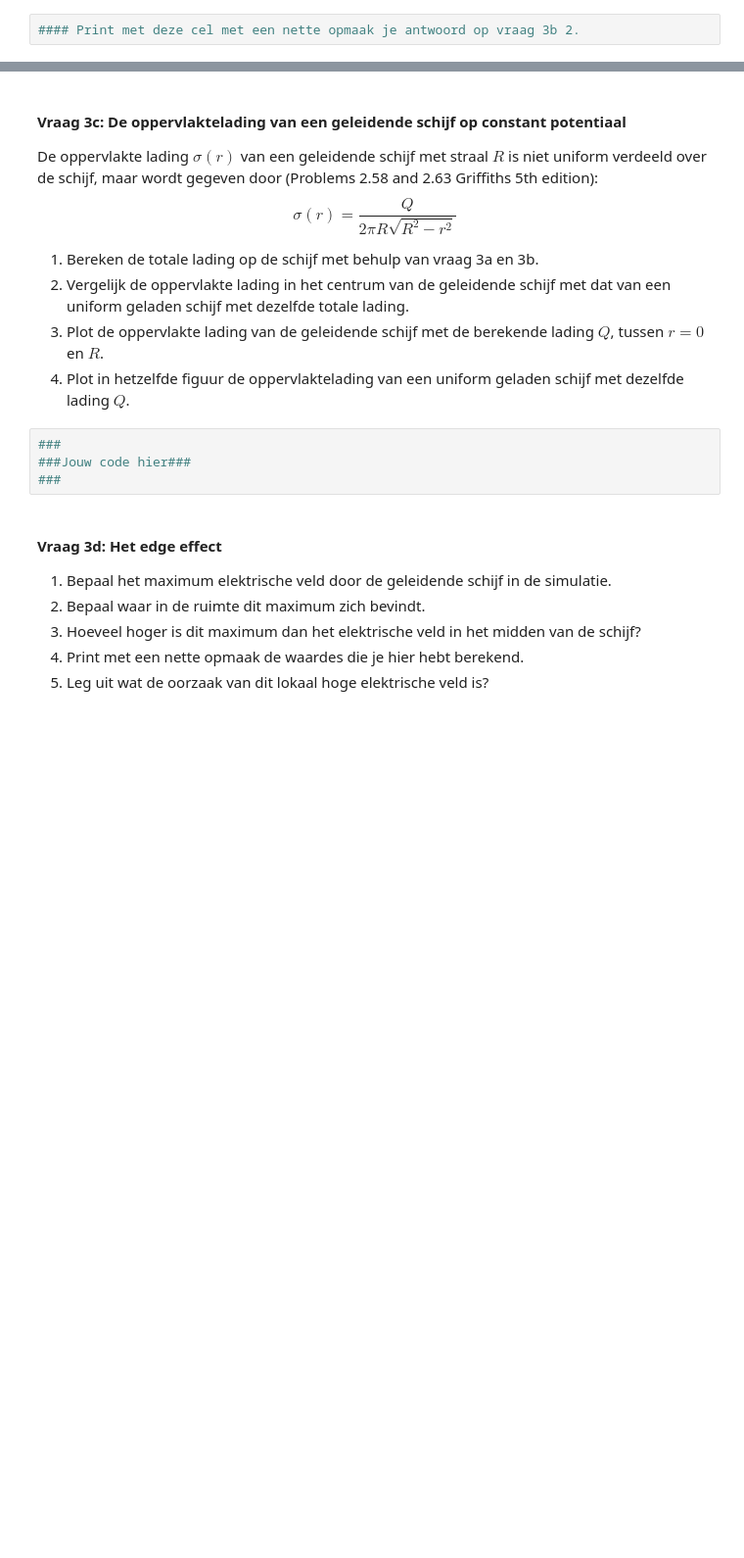
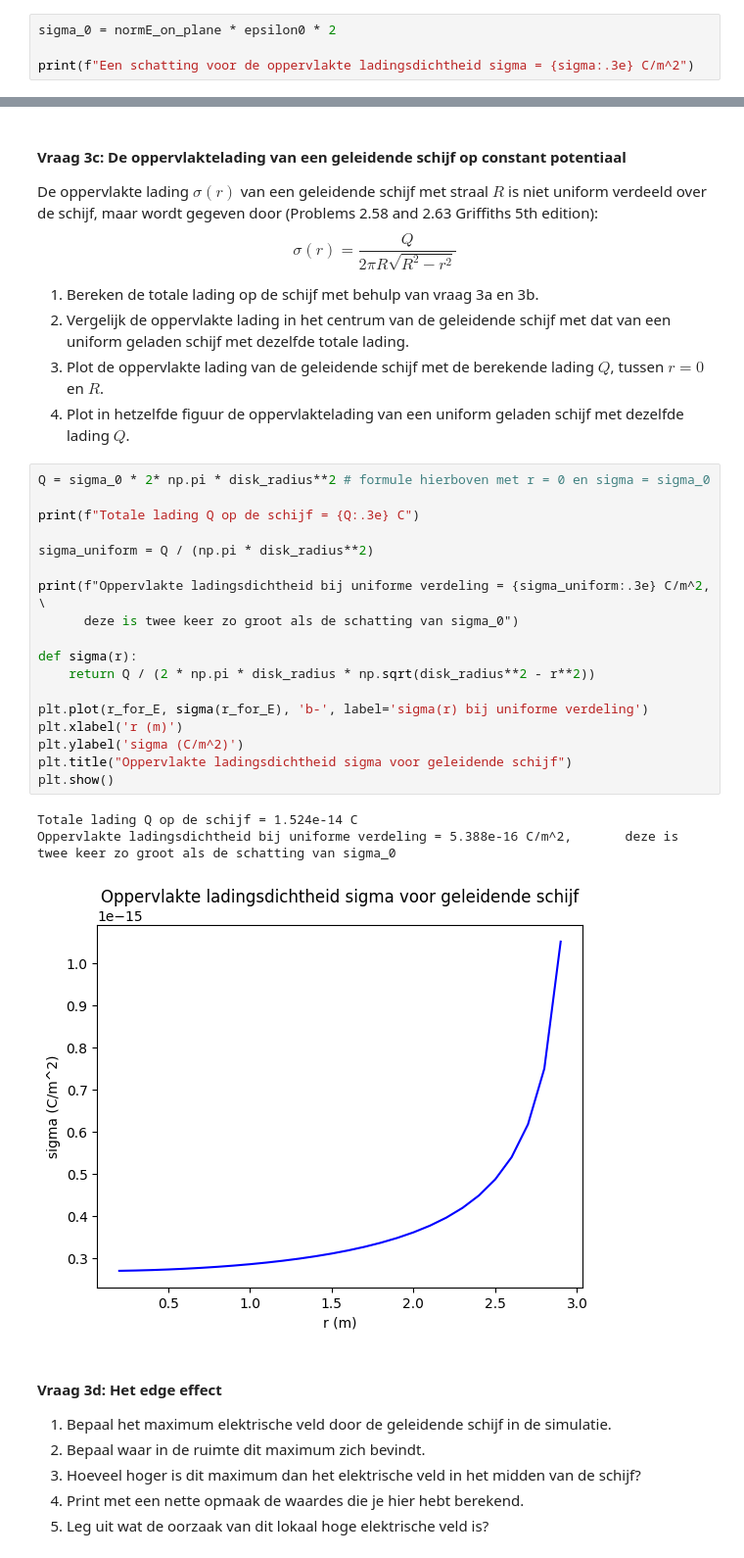
Before and after one commit to meinedb/Meine-opdrachten-DEF-D, a Jupyter notebook: DigitaleOntwerpopdrachten/1CondensatorOpdracht/CondensatorOntwerpopdracht.ipynb, the cells around one changed output, grey strips where cells are left out. Shown at 98% size. Drawn from its saved outputs; the diff is of its cells as text; blank space fills up the shorter version.

```diff
--- a/DigitaleOntwerpopdrachten/1CondensatorOpdracht/CondensatorOntwerpopdracht.ipynb
+++ b/DigitaleOntwerpopdrachten/1CondensatorOpdracht/CondensatorOntwerpopdracht.ipynb
@@ -423,2 +443,4 @@ plot_results_disk(Ez, Er, normE, V, r, z, grid_step, disk_radius, z_pos_disk1, z
 # %%
-#### Print met deze cel met een nette opmaak je antwoord op vraag 3b 2.
+sigma_0 = normE_on_plane * epsilon0 * 2
+
+print(f"Een schatting voor de oppervlakte ladingsdichtheid sigma = {sigma:.3e} C/m^2")
@@ -433,9 +457,27 @@ $$\sigma(r) = \frac{Q}{2 \pi R \sqrt{R^2 - r^2}}$$
 3. Plot de oppervlakte lading van de geleidende schijf met de berekende lading $Q$, tussen $r = 0$ en $R$.
 4. Plot in hetzelfde figuur de oppervlaktelading van een uniform geladen schijf met dezelfde lading $Q$.
 # %%
-###
-###Jouw code hier###
-###
+Q = sigma_0 * 2* np.pi * disk_radius**2 # formule hierboven met r = 0 en sigma = sigma_0
+
+print(f"Totale lading Q op de schijf = {Q:.3e} C")
+
+sigma_uniform = Q / (np.pi * disk_radius**2)
+
+print(f"Oppervlakte ladingsdichtheid bij uniforme verdeling = {sigma_uniform:.3e} C/m^2, \
+      deze is twee keer zo groot als de schatting van sigma_0")
+
+def sigma(r):
+    return Q / (2 * np.pi * disk_radius * np.sqrt(disk_radius**2 - r**2))
+
+plt.plot(r_for_E, sigma(r_for_E), 'b-', label='sigma(r) bij uniforme verdeling')
+plt.xlabel('r (m)')
+plt.ylabel('sigma (C/m^2)')
+plt.title("Oppervlakte ladingsdichtheid sigma voor geleidende schijf")
+plt.show()
+# %% [output]
+Totale lading Q op de schijf = 1.524e-14 C
+Oppervlakte ladingsdichtheid bij uniforme verdeling = 5.388e-16 C/m^2,       deze is twee keer zo groot als de schatting van sigma_0
+[figure, added]
 # %% [markdown]
 #### Vraag 3d: Het edge effect
 
```
Also changed, not shown: parts of 8 cells of this notebook.
